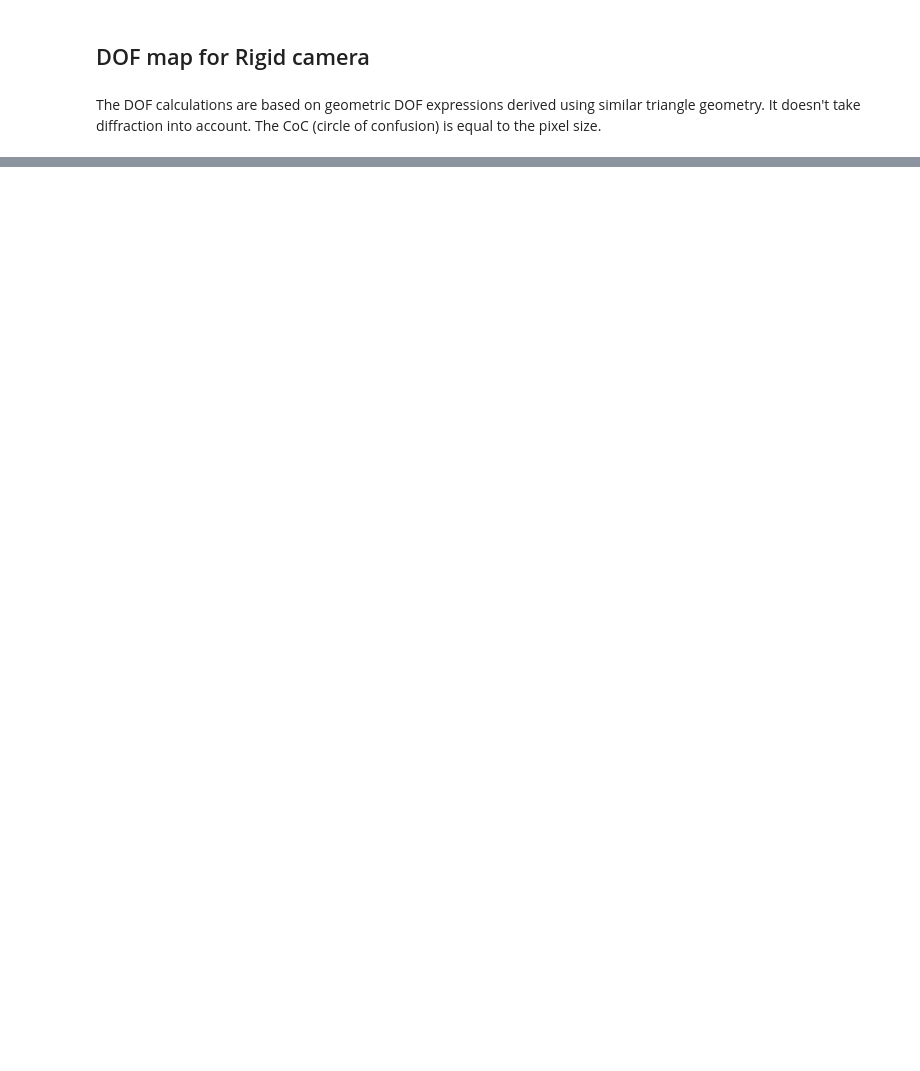
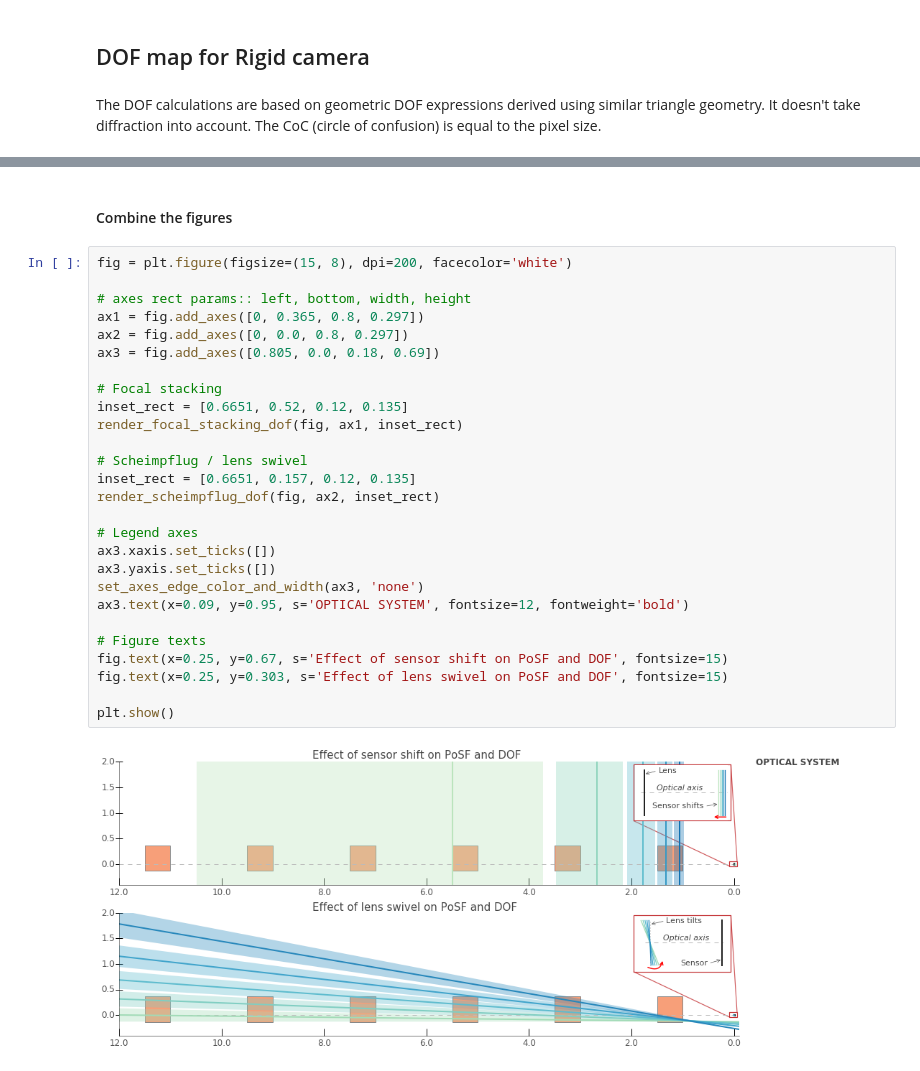
Before and after one commit to indranilsinharoy/phd-artifacts, a Jupyter notebook: chapters/chapter03_geometricmodel/code/PoSFcompare_rigidcam_scheimpflug.ipynb, the cells around one changed output, grey strips where cells are left out. Cells and saved outputs as stored; diff of their text form; blank space fills up the shorter version.

```diff
--- a/chapters/chapter03_geometricmodel/code/PoSFcompare_rigidcam_scheimpflug.ipynb
+++ b/chapters/chapter03_geometricmodel/code/PoSFcompare_rigidcam_scheimpflug.ipynb
@@ -523,0 +543,31 @@ plt.show()
+# %% [markdown]
+#### Combine the figures
+# %%
+fig = plt.figure(figsize=(15, 8), dpi=200, facecolor='white')
+
+# axes rect params:: left, bottom, width, height
+ax1 = fig.add_axes([0, 0.365, 0.8, 0.297])
+ax2 = fig.add_axes([0, 0.0, 0.8, 0.297])
+ax3 = fig.add_axes([0.805, 0.0, 0.18, 0.69])
+
+# Focal stacking
+inset_rect = [0.6651, 0.52, 0.12, 0.135]
+render_focal_stacking_dof(fig, ax1, inset_rect)
+
+# Scheimpflug / lens swivel
+inset_rect = [0.6651, 0.157, 0.12, 0.135]
+render_scheimpflug_dof(fig, ax2, inset_rect)
+
+# Legend axes
+ax3.xaxis.set_ticks([])
+ax3.yaxis.set_ticks([])
+set_axes_edge_color_and_width(ax3, 'none')
+ax3.text(x=0.09, y=0.95, s='OPTICAL SYSTEM', fontsize=12, fontweight='bold')
+
+# Figure texts
+fig.text(x=0.25, y=0.67, s='Effect of sensor shift on PoSF and DOF', fontsize=15)
+fig.text(x=0.25, y=0.303, s='Effect of lens swivel on PoSF and DOF', fontsize=15)
+
+plt.show()
+# %% [output]
+[figure, added]
```
Also changed, not shown: parts of 4 cells of this notebook.
